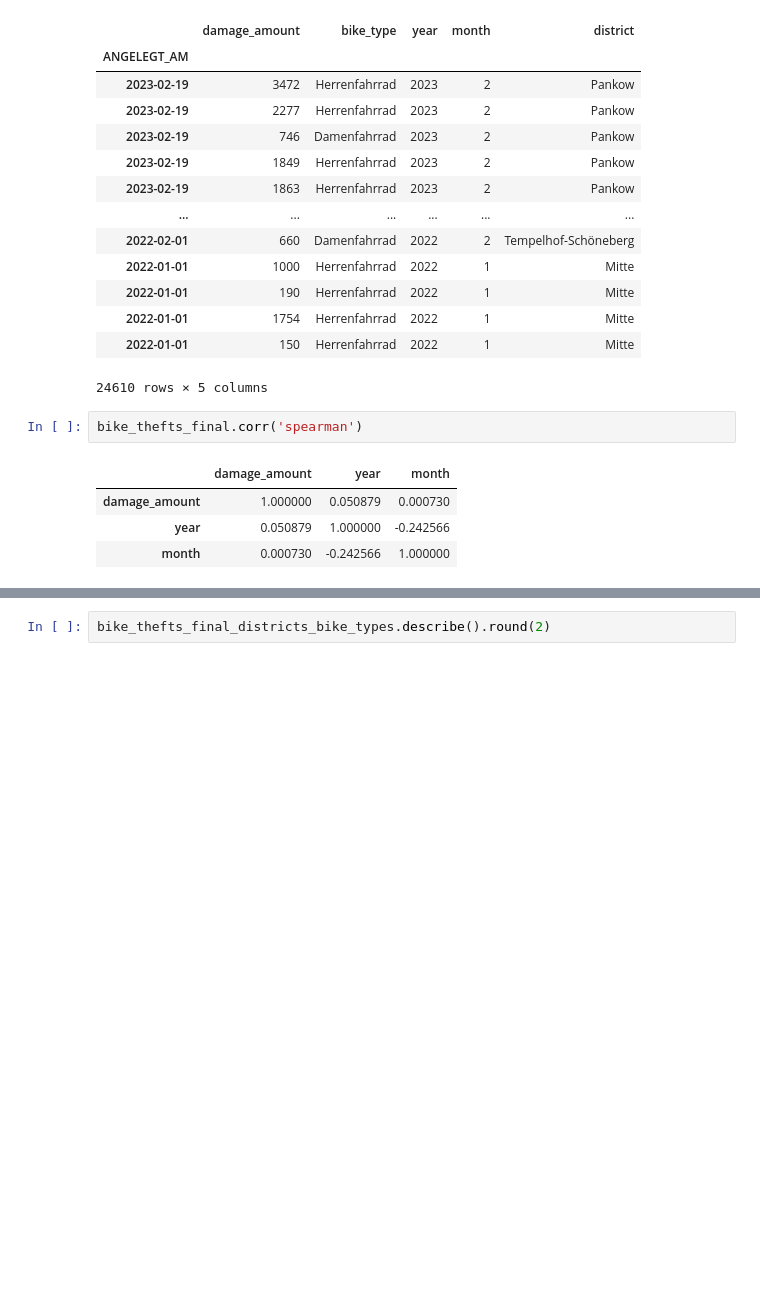
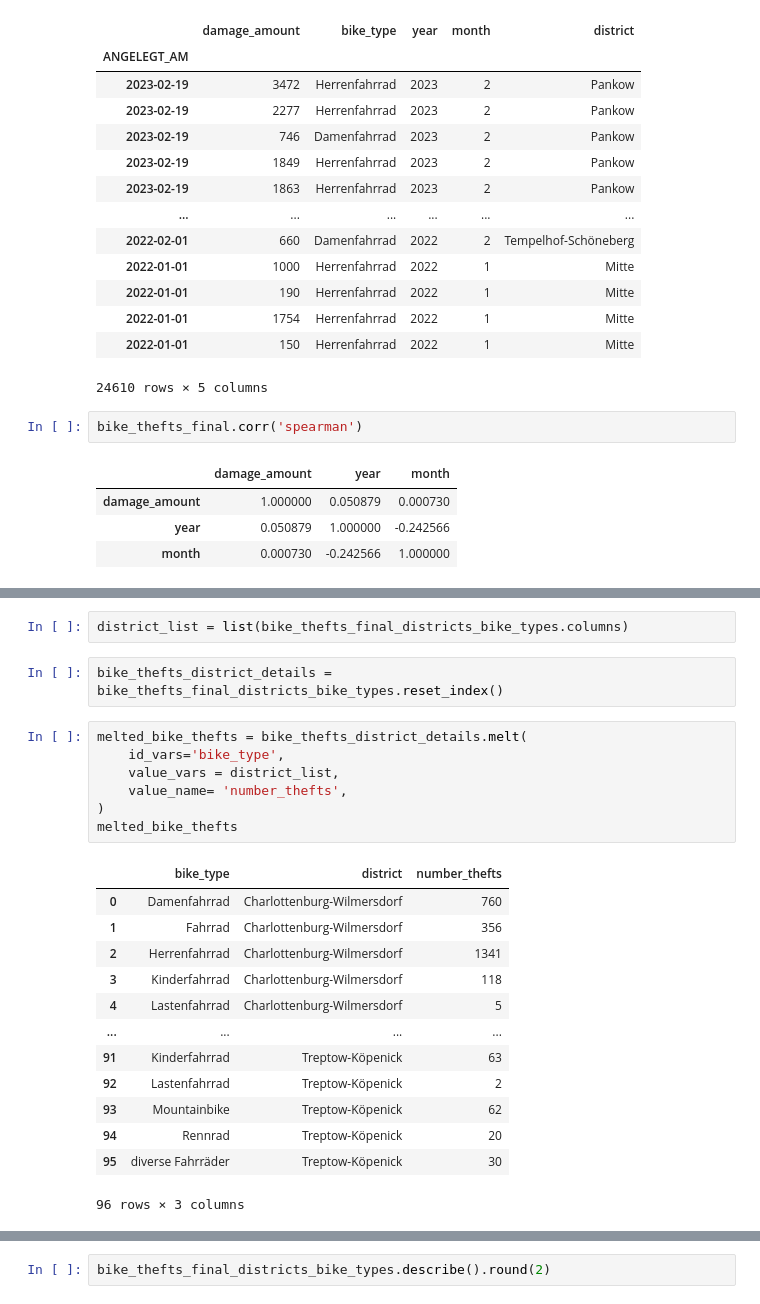
Before and after one commit to cpumarfrohberg/analyze_bike_thefts, a Jupyter notebook: analyze_bike_thefts.ipynb, the cells around one changed output, grey strips where cells are left out. Saved outputs shown, nothing was run; the diff lists cells and outputs as text; blank space fills up the shorter version.

```diff
--- a/analyze_bike_thefts.ipynb
+++ b/analyze_bike_thefts.ipynb
@@ -291,3 +291,28 @@ bike_thefts_final_districts_bike_types
 | Mountainbike | 114 | 160 | 51 | 21 | 178 | 78 | ... |
 | Rennrad | 34 | 51 | 14 | 8 | 68 | 25 | ... |
 | diverse Fahrräder | 68 | 103 | 24 | 19 | 125 | 51 | ... |
+# %%
+district_list = list(bike_thefts_final_districts_bike_types.columns)
+# %%
+bike_thefts_district_details = bike_thefts_final_districts_bike_types.reset_index()
+# %%
+melted_bike_thefts = bike_thefts_district_details.melt(
+    id_vars='bike_type',
+    value_vars = district_list,
+    value_name= 'number_thefts',
+)
+melted_bike_thefts
+# %% [output]
+|  | bike_type | district | number_thefts |
+| 0 | Damenfahrrad | Charlottenburg-Wilmersdorf | 760 |
+| 1 | Fahrrad | Charlottenburg-Wilmersdorf | 356 |
+| 2 | Herrenfahrrad | Charlottenburg-Wilmersdorf | 1341 |
+| 3 | Kinderfahrrad | Charlottenburg-Wilmersdorf | 118 |
+| 4 | Lastenfahrrad | Charlottenburg-Wilmersdorf | 5 |
+| ... | ... | ... | ... |
+| 91 | Kinderfahrrad | Treptow-Köpenick | 63 |
+| 92 | Lastenfahrrad | Treptow-Köpenick | 2 |
+| 93 | Mountainbike | Treptow-Köpenick | 62 |
+| 94 | Rennrad | Treptow-Köpenick | 20 |
+| 95 | diverse Fahrräder | Treptow-Köpenick | 30 |
+96 rows × 3 columns
```
Also changed, not shown: parts of 11 cells of this notebook.
